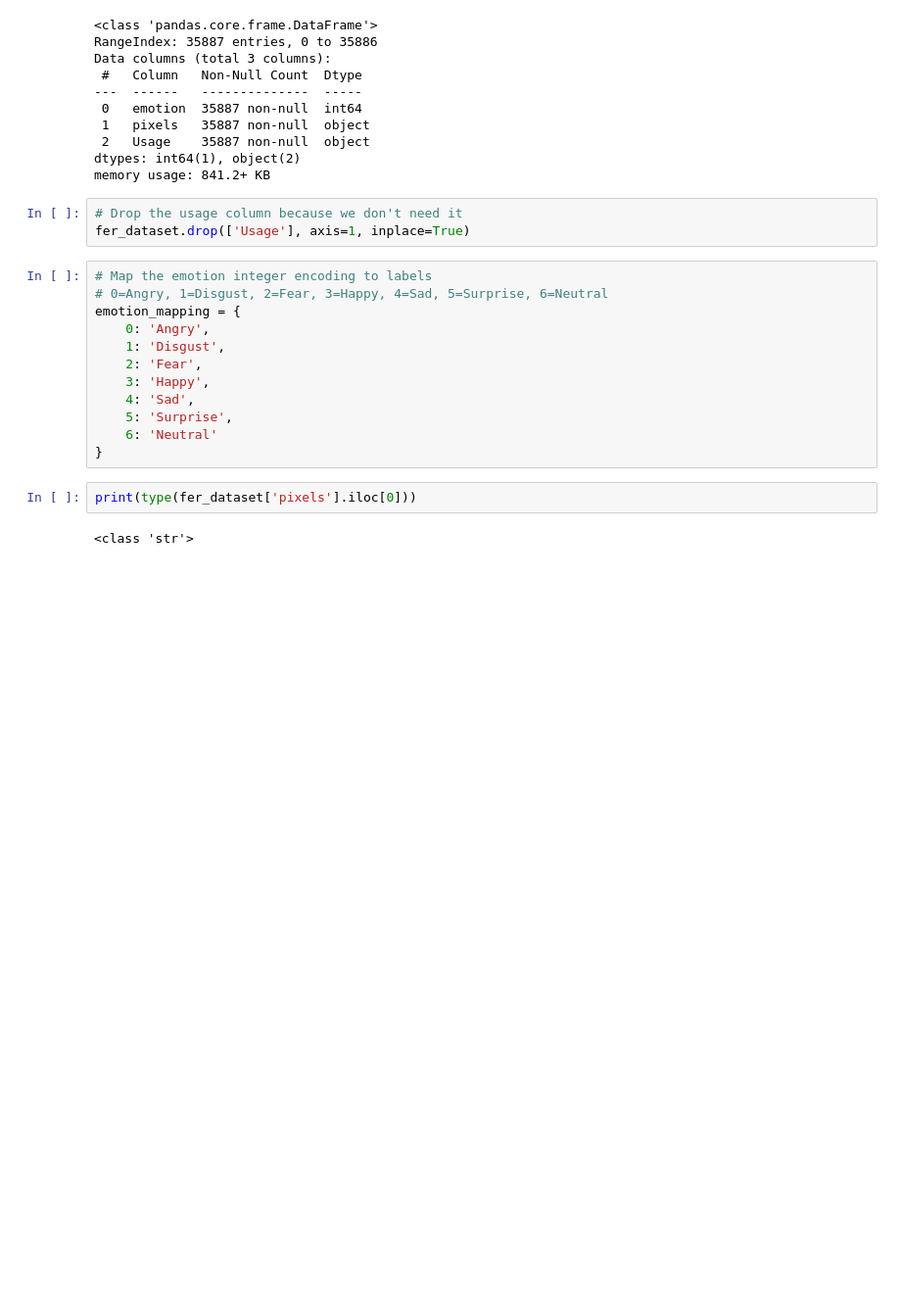
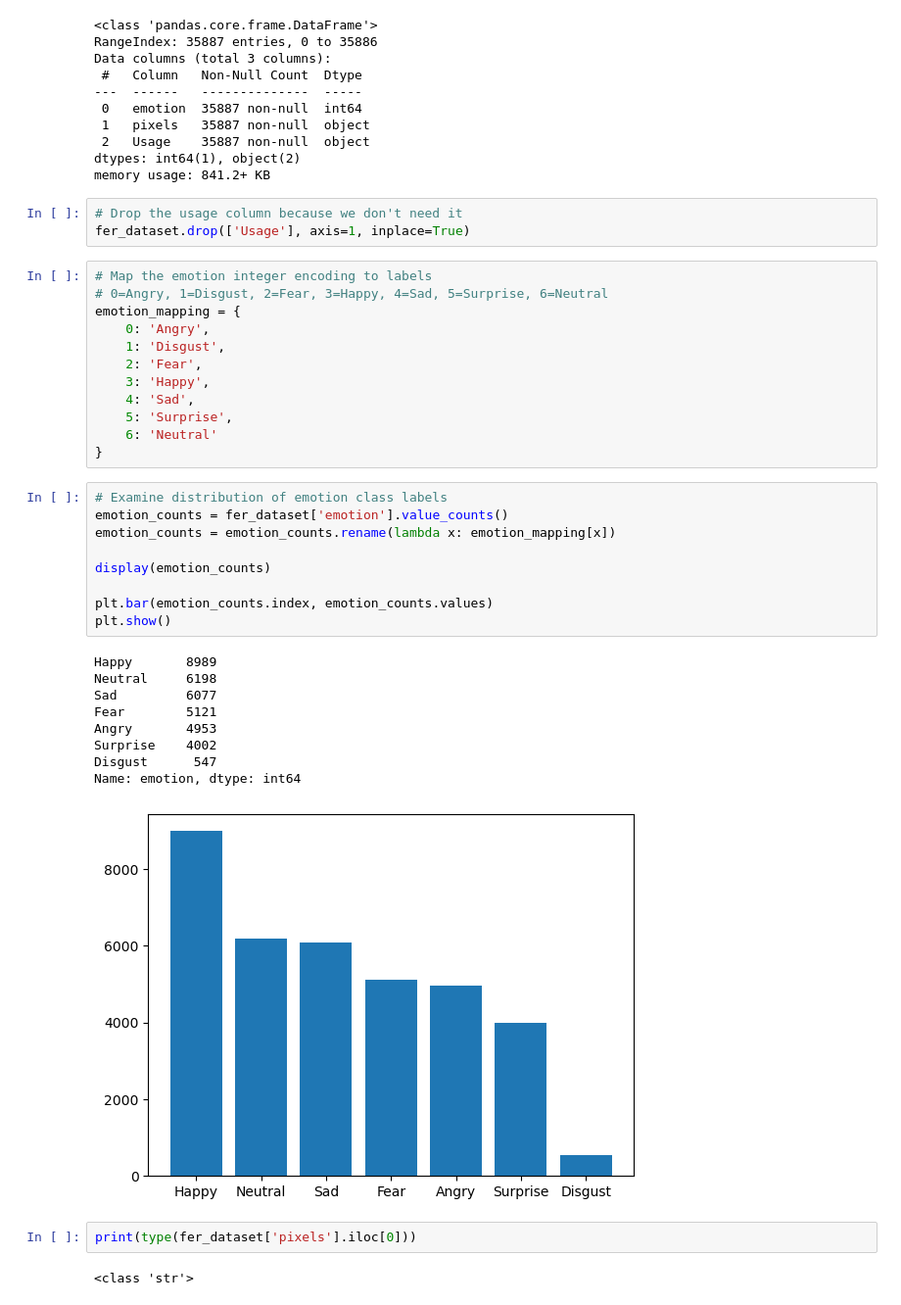
Before and after one commit to julietlawton/emotion-recognition, a Jupyter notebook: project.ipynb, the cells around one changed output. Shown at 98% size. Drawn from its saved outputs; the diff is of its cells as text; blank space fills up the shorter version.

```diff
--- a/project.ipynb
+++ b/project.ipynb
@@ -32,6 +32,25 @@ emotion_mapping = {
     5: 'Surprise',
     6: 'Neutral'
 }
+# %%
+# Examine distribution of emotion class labels
+emotion_counts = fer_dataset['emotion'].value_counts()
+emotion_counts = emotion_counts.rename(lambda x: emotion_mapping[x])
+
+display(emotion_counts)
+
+plt.bar(emotion_counts.index, emotion_counts.values)
+plt.show()
+# %% [output]
+Happy       8989
+Neutral     6198
+Sad         6077
+Fear        5121
+Angry       4953
+Surprise    4002
+Disgust      547
+Name: emotion, dtype: int64
+[figure, added]
 # %%
 print(type(fer_dataset['pixels'].iloc[0]))
 # %% [output]
```
Also changed, not shown: parts of 1 cell of this notebook.
